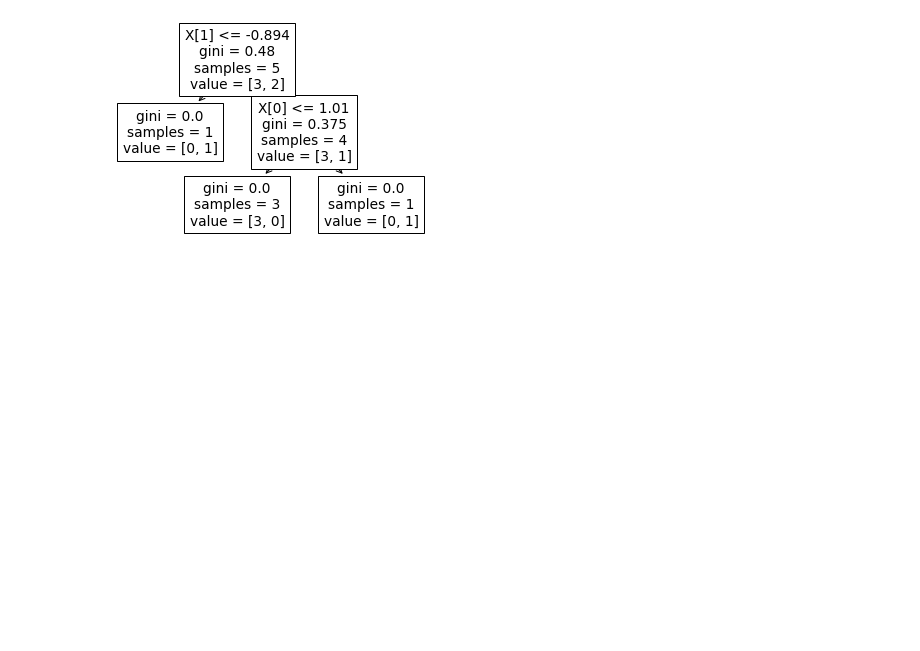
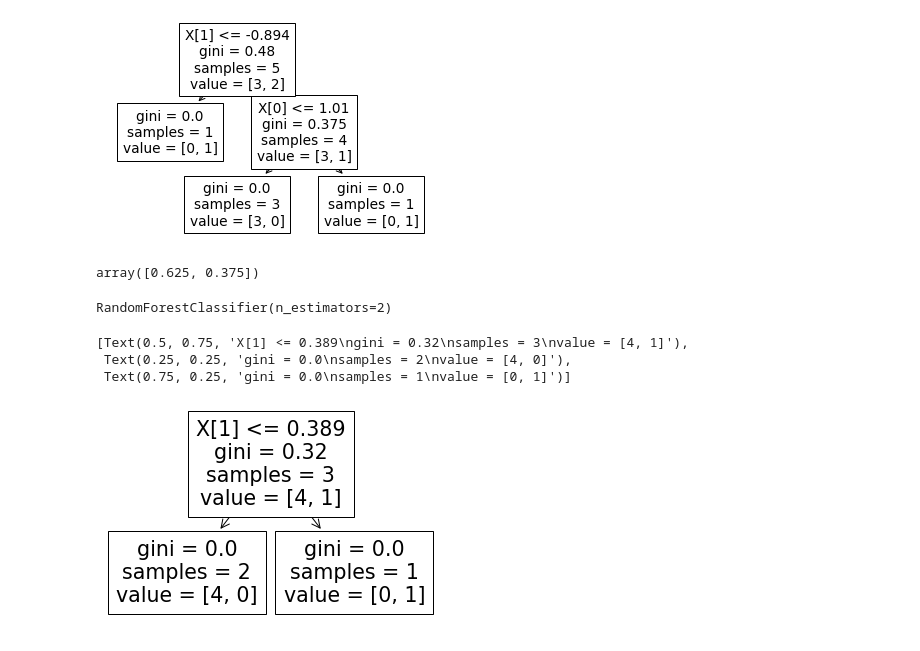
Before and after one commit to Nihar109/Machine-Learning-, a Jupyter notebook: Supervised Machine Learning/Bagging Ensemble/Random Forest/how_feature_importance_calculated.ipynb, the cells around one changed output. Saved outputs shown, nothing was run; the diff lists cells and outputs as text; code cells hidden in the pictures; blank space fills up the shorter version.

```diff
--- a/Supervised Machine Learning/Bagging Ensemble/Random Forest/how_feature_importance_calculated.ipynb
+++ b/Supervised Machine Learning/Bagging Ensemble/Random Forest/how_feature_importance_calculated.ipynb
@@ -17,3 +17,20 @@ plot_tree(dt)
  Text(0.4, 0.16666666666666666, 'gini = 0.0\nsamples = 3\nvalue = [3, 0]'),
  Text(0.8, 0.16666666666666666, 'gini = 0.0\nsamples = 1\nvalue = [0, 1]')]
 [figure]
+# %%
+dt.feature_importances_
+# %% [output]
+array([0.625, 0.375])
+# %%
+from sklearn.ensemble import RandomForestClassifier
+rf = RandomForestClassifier(n_estimators=2)
+rf.fit(X,y)
+# %% [output]
+RandomForestClassifier(n_estimators=2)
+# %%
+plot_tree(rf.estimators_[0])
+# %% [output]
+[Text(0.5, 0.75, 'X[1] <= 0.389\ngini = 0.32\nsamples = 3\nvalue = [4, 1]'),
+ Text(0.25, 0.25, 'gini = 0.0\nsamples = 2\nvalue = [4, 0]'),
+ Text(0.75, 0.25, 'gini = 0.0\nsamples = 1\nvalue = [0, 1]')]
+[figure, added]
```
Also changed, not shown: parts of 14 cells of this notebook.
